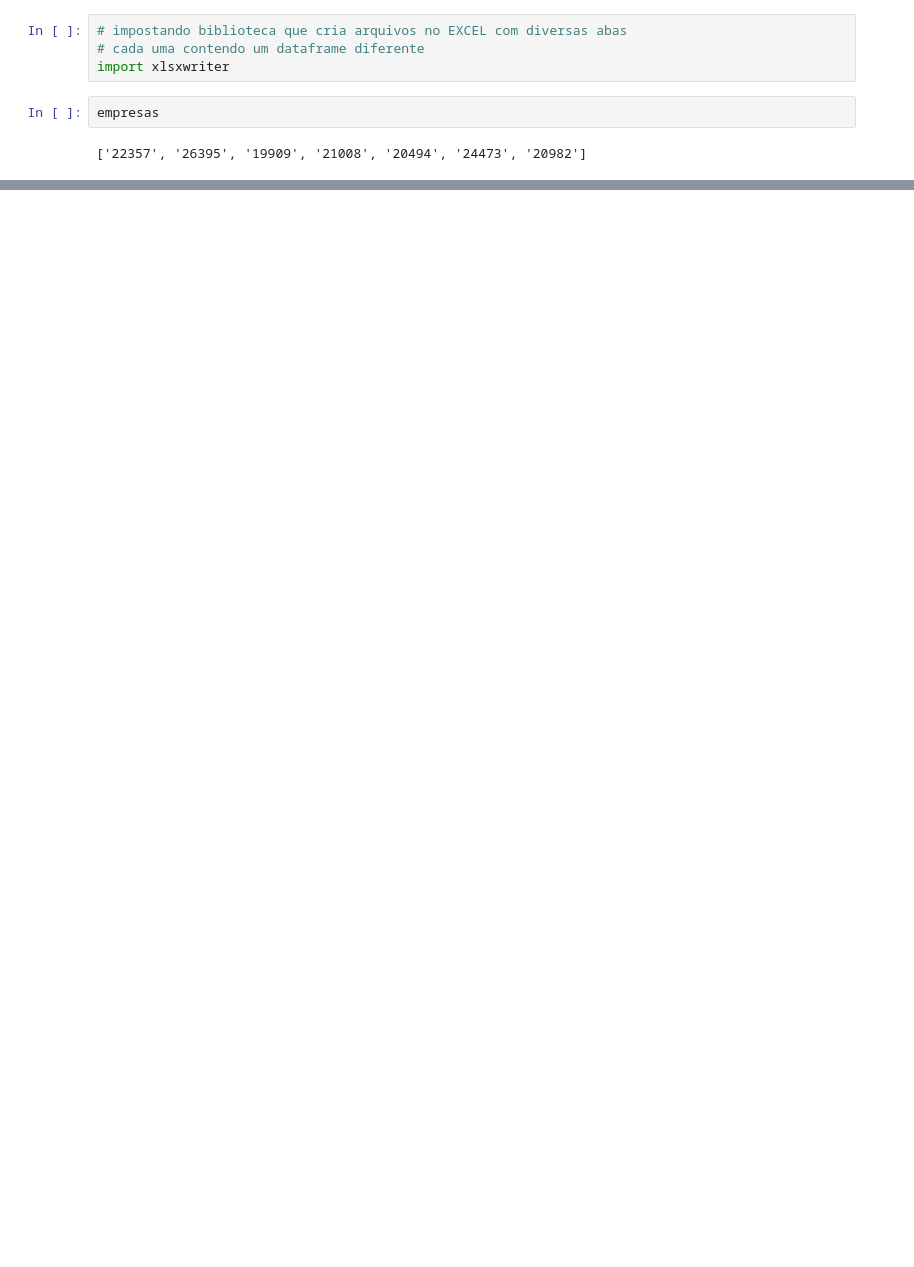
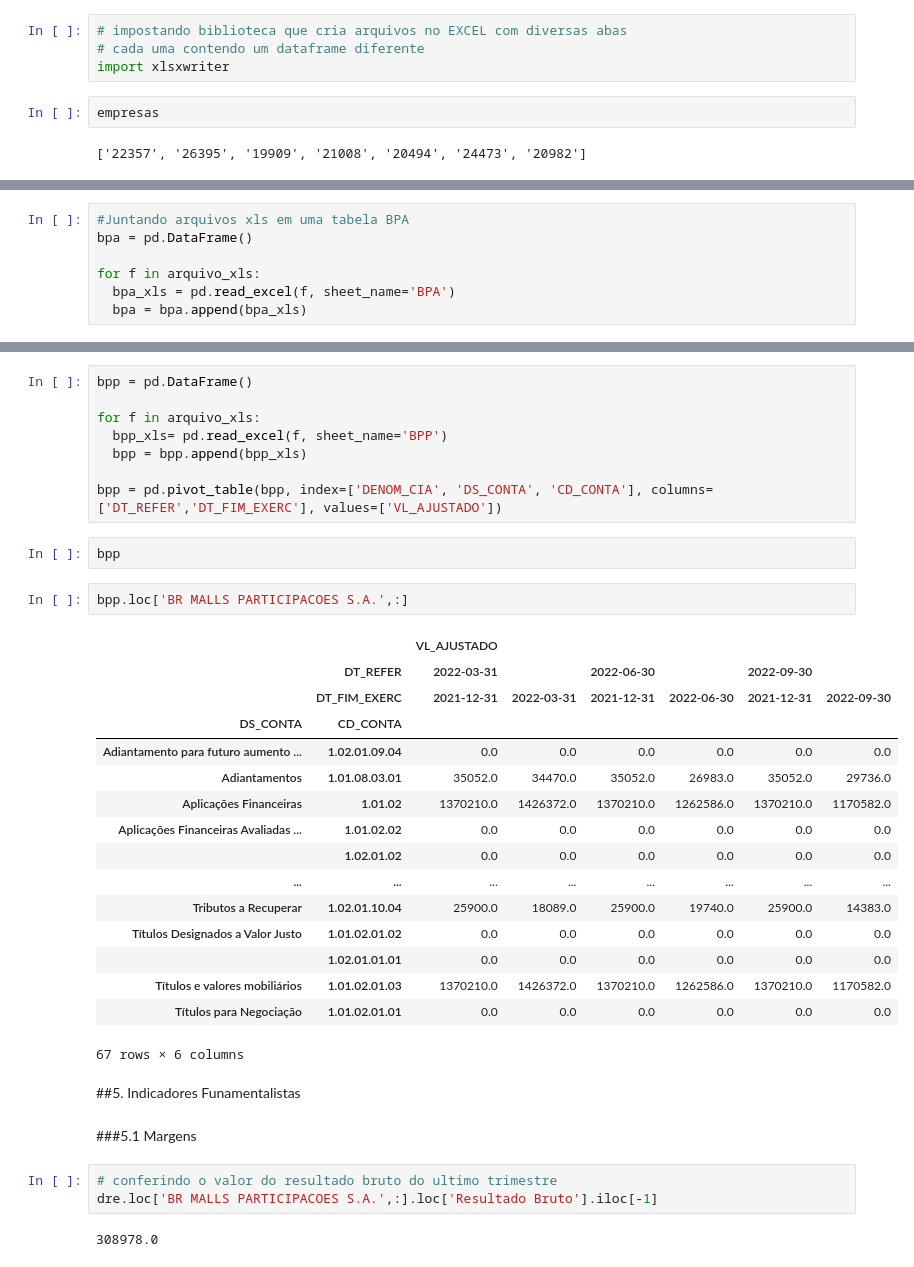
Before and after one commit to marcosilvaa/dados_estudos, a Jupyter notebook: Análise_Fundamentalista.ipynb, the cells around one changed output, grey strips where cells are left out. Saved outputs shown, nothing was run; the diff lists cells and outputs as text; blank space fills up the shorter version.

```diff
--- a/Análise_Fundamentalista.ipynb
+++ b/Análise_Fundamentalista.ipynb
@@ -369,0 +608,7 @@ O tempo de execução desse programa foi de 128.85814690589905 segundos ---
+# %%
+#Juntando arquivos xls em uma tabela BPA
+bpa = pd.DataFrame()
+
+for f in arquivo_xls:
+  bpa_xls = pd.read_excel(f, sheet_name='BPA')
+  bpa = bpa.append(bpa_xls)
@@ -369,0 +644,38 @@ O tempo de execução desse programa foi de 128.85814690589905 segundos ---
+# %%
+bpp = pd.DataFrame()
+
+for f in arquivo_xls:
+  bpp_xls= pd.read_excel(f, sheet_name='BPP')
+  bpp = bpp.append(bpp_xls)
+
+bpp = pd.pivot_table(bpp, index=['DENOM_CIA', 'DS_CONTA', 'CD_CONTA'], columns=['DT_REFER','DT_FIM_EXERC'], values=['VL_AJUSTADO'])
+# %%
+bpp
+# %%
+bpp.loc['BR MALLS PARTICIPACOES S.A.',:]
+# %% [output]
+|  |  | VL_AJUSTADO |  |  |  |  |  |
+|  | DT_REFER | 2022-03-31 |  | 2022-06-30 |  | 2022-09-30 |  |
+|  | DT_FIM_EXERC | 2021-12-31 | 2022-03-31 | 2021-12-31 | 2022-06-30 | 2021-12-31 | 2022-09-30 |
+| DS_CONTA | CD_CONTA |  |  |  |  |  |  |
+| Adiantamento para futuro aumento ... | 1.02.01.09.04 | 0.0 | 0.0 | 0.0 | 0.0 | 0.0 | 0.0 |
+| Adiantamentos | 1.01.08.03.01 | 35052.0 | 34470.0 | 35052.0 | 26983.0 | 35052.0 | 29736.0 |
+| Aplicações Financeiras | 1.01.02 | 1370210.0 | 1426372.0 | 1370210.0 | 1262586.0 | 1370210.0 | 1170582.0 |
+| Aplicações Financeiras Avaliadas ... | 1.01.02.02 | 0.0 | 0.0 | 0.0 | 0.0 | 0.0 | 0.0 |
+|  | 1.02.01.02 | 0.0 | 0.0 | 0.0 | 0.0 | 0.0 | 0.0 |
+| ... | ... | ... | ... | ... | ... | ... | ... |
+| Tributos a Recuperar | 1.02.01.10.04 | 25900.0 | 18089.0 | 25900.0 | 19740.0 | 25900.0 | 14383.0 |
+| Títulos Designados a Valor Justo | 1.01.02.01.02 | 0.0 | 0.0 | 0.0 | 0.0 | 0.0 | 0.0 |
+|  | 1.02.01.01.01 | 0.0 | 0.0 | 0.0 | 0.0 | 0.0 | 0.0 |
+| Títulos e valores mobiliários | 1.01.02.01.03 | 1370210.0 | 1426372.0 | 1370210.0 | 1262586.0 | 1370210.0 | 1170582.0 |
+| Títulos para Negociação | 1.01.02.01.01 | 0.0 | 0.0 | 0.0 | 0.0 | 0.0 | 0.0 |
+67 rows × 6 columns
+# %% [markdown]
+##5. Indicadores Funamentalistas
+# %% [markdown]
+###5.1 Margens
+# %%
+# conferindo o valor do resultado bruto do ultimo trimestre
+dre.loc['BR MALLS PARTICIPACOES S.A.',:].loc['Resultado Bruto'].iloc[-1]
+# %% [output]
+308978.0
```
Also changed, not shown: parts of 48 cells of this notebook.
